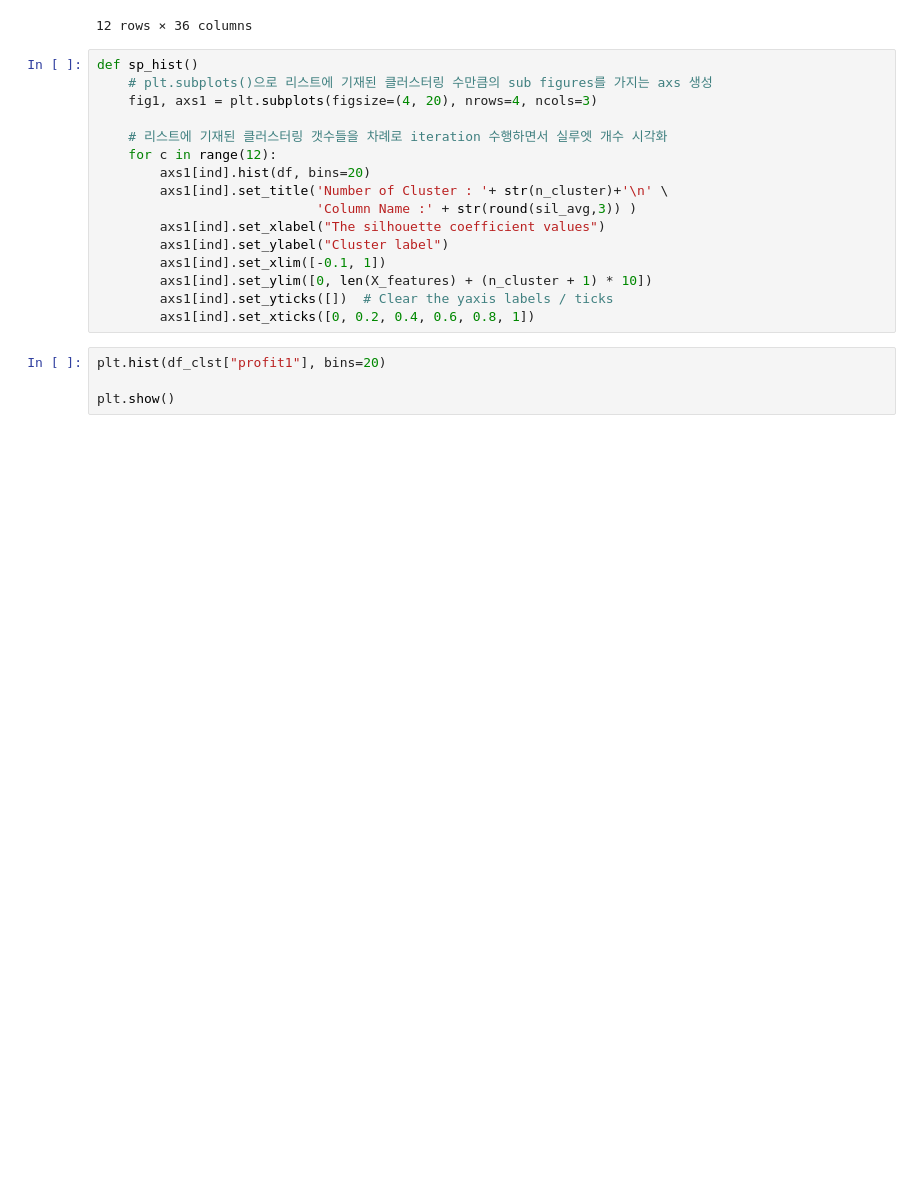
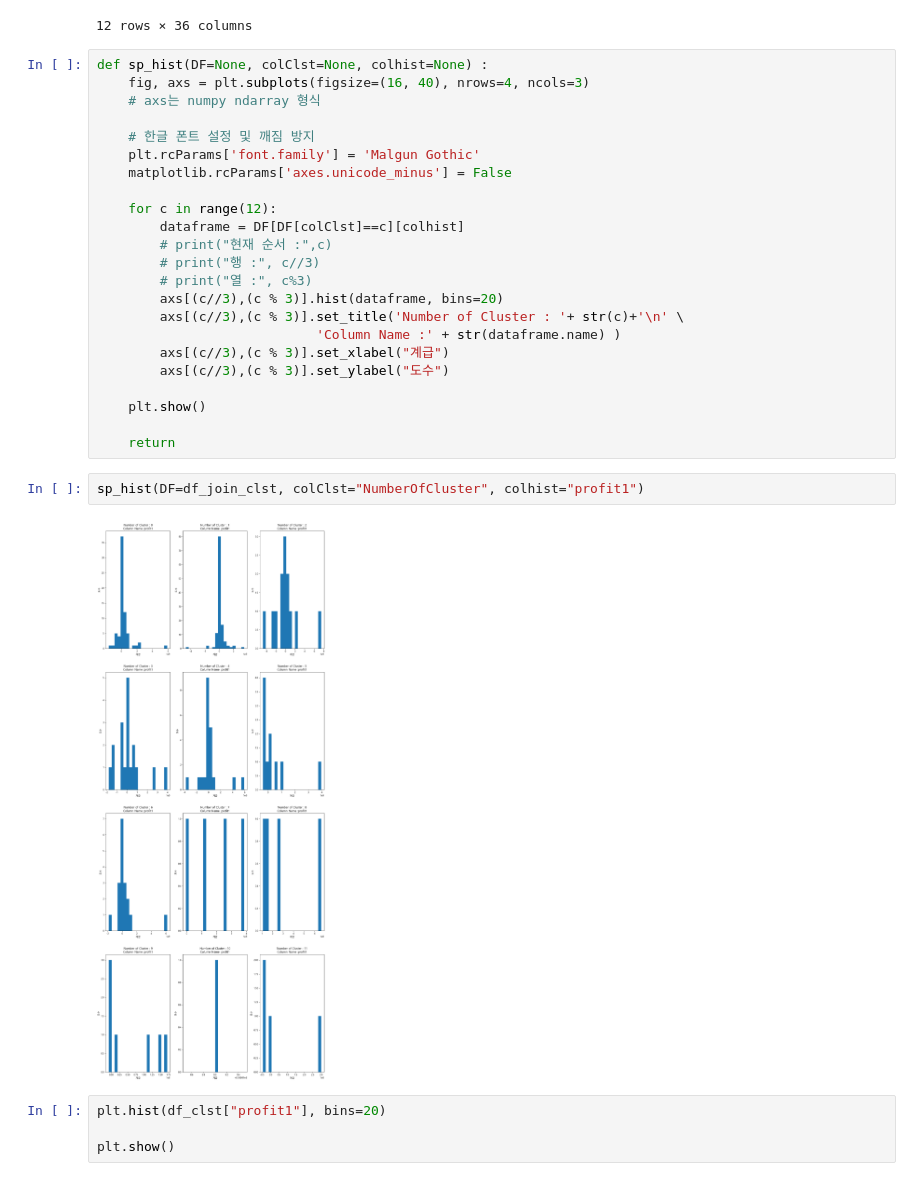
Before and after one commit to nyeokinyeoki/Gym_zalabim, a Jupyter notebook: ipynb/hospital.ipynb, the cells around one changed output. Drawn from its saved outputs; the diff is of its cells as text; blank space fills up the shorter version.

Commit message:
function of subplots of histogram

```diff
--- a/ipynb/hospital.ipynb
+++ b/ipynb/hospital.ipynb
@@ -556,22 +557,33 @@ df_join_clst.groupby("NumberOfCluster", axis=0).median()
 | 10 | 109.000 | 2071.000 | 1.000 | 0.000 | 658807009.000 | 0.000 | 17131449.000 | 0.000 | 107.000 | ... |
 | 11 | 334.500 | 5101.000 | 1.000 | 40.000 | -18113445.000 | 0.000 | 64311320.500 | 0.000 | 42.000 | ... |
 12 rows × 36 columns
-# %%
-def sp_hist()
-    # plt.subplots()으로 리스트에 기재된 클러스터링 수만큼의 sub figures를 가지는 axs 생성
-    fig1, axs1 = plt.subplots(figsize=(4, 20), nrows=4, ncols=3)
-
-    # 리스트에 기재된 클러스터링 갯수들을 차례로 iteration 수행하면서 실루엣 개수 시각화
-    for c in range(12):
-        axs1[ind].hist(df, bins=20)
-        axs1[ind].set_title('Number of Cluster : '+ str(n_cluster)+'\n' \
-                            'Column Name :' + str(round(sil_avg,3)) )
-        axs1[ind].set_xlabel("The silhouette coefficient values")
-        axs1[ind].set_ylabel("Cluster label")
-        axs1[ind].set_xlim([-0.1, 1])
-        axs1[ind].set_ylim([0, len(X_features) + (n_cluster + 1) * 10])
-        axs1[ind].set_yticks([])  # Clear the yaxis labels / ticks
-        axs1[ind].set_xticks([0, 0.2, 0.4, 0.6, 0.8, 1])
+# %%
+def sp_hist(DF=None, colClst=None, colhist=None) :
+    fig, axs = plt.subplots(figsize=(16, 40), nrows=4, ncols=3)
+    # axs는 numpy ndarray 형식
+
+    # 한글 폰트 설정 및 깨짐 방지
+    plt.rcParams['font.family'] = 'Malgun Gothic'
+    matplotlib.rcParams['axes.unicode_minus'] = False
+
+    for c in range(12):
+        dataframe = DF[DF[colClst]==c][colhist]
+        # print("현재 순서 :",c)
+        # print("행 :", c//3)
+        # print("열 :", c%3)
+        axs[(c//3),(c % 3)].hist(dataframe, bins=20)
+        axs[(c//3),(c % 3)].set_title('Number of Cluster : '+ str(c)+'\n' \
+                            'Column Name :' + str(dataframe.name) )
+        axs[(c//3),(c % 3)].set_xlabel("계급")
+        axs[(c//3),(c % 3)].set_ylabel("도수")
+
+    plt.show()
+
+    return
+# %%
+sp_hist(DF=df_join_clst, colClst="NumberOfCluster", colhist="profit1")
+# %% [output]
+[figure, added]
 # %%
 plt.hist(df_clst["profit1"], bins=20)
 
```
Also changed, not shown: parts of 2 cells of this notebook.
